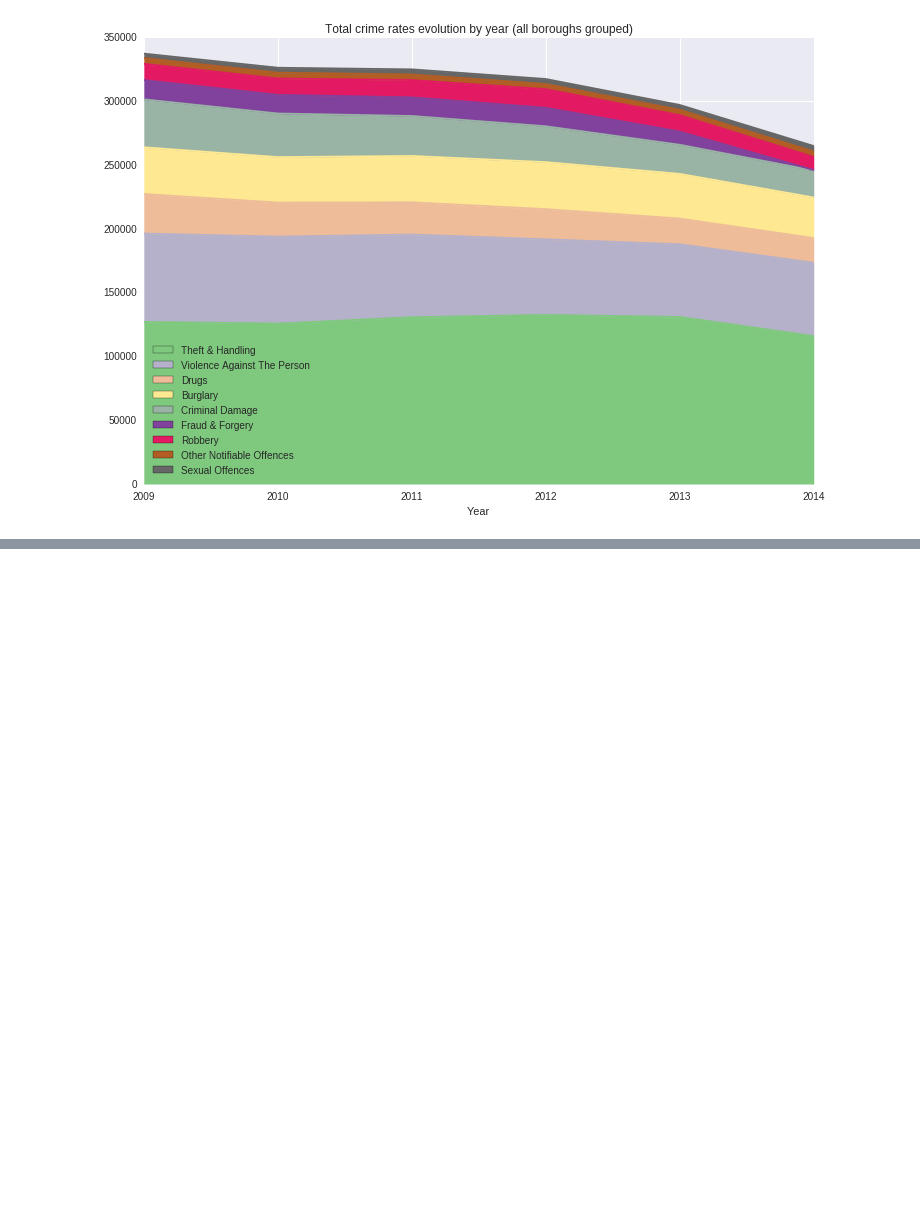
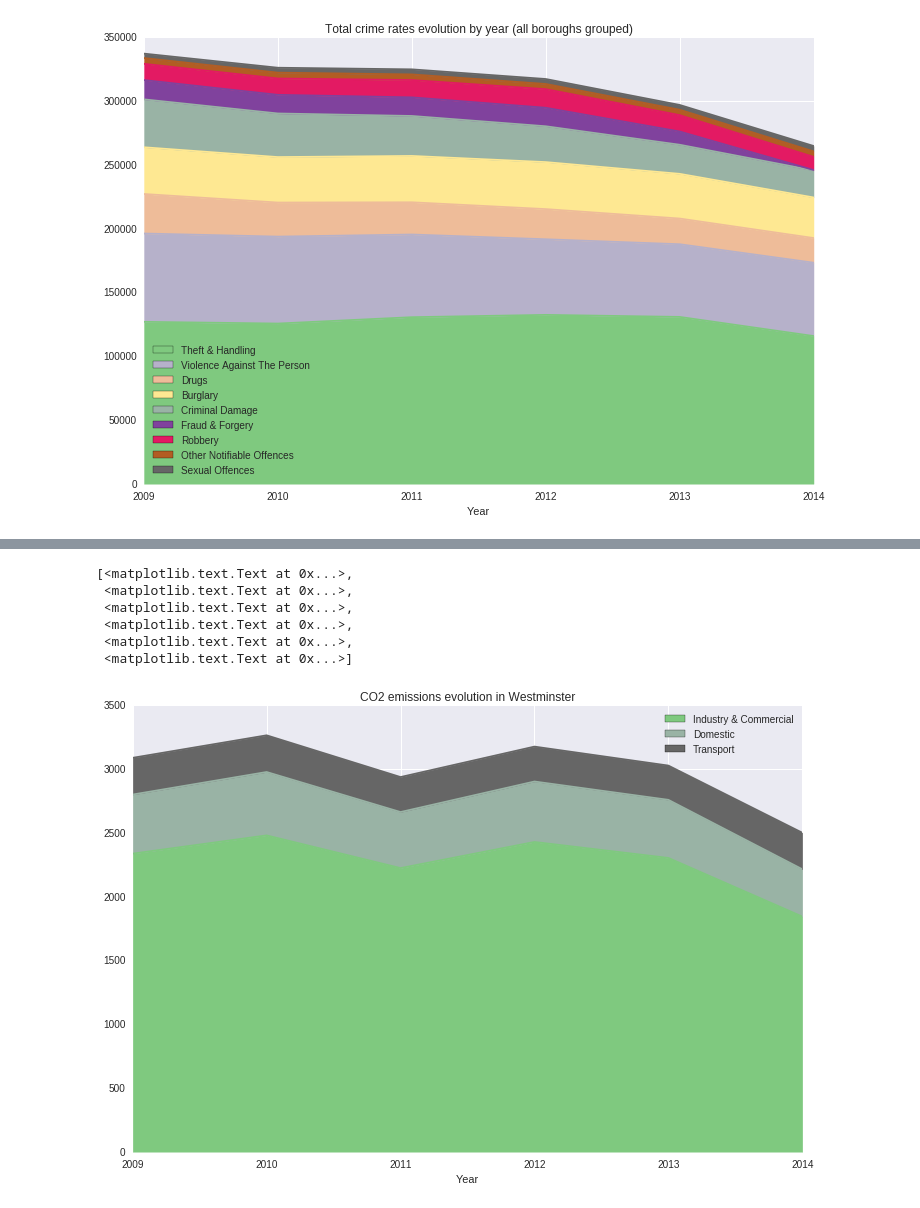
Before and after one commit to AdrianRamirezRio/crimeAnalysis, a Jupyter notebook: DataUnderstunding.ipynb, the cells around one changed output, grey strips where cells are left out. Saved outputs shown, nothing was run; the diff lists cells and outputs as text; code cells hidden in the pictures; blank space fills up the shorter version.

```diff
--- a/DataUnderstunding.ipynb
+++ b/DataUnderstunding.ipynb
@@ -167,0 +194,15 @@ ax.set_xticklabels(dfByYear.Year)
+# %%
+# Take CO2 emissions in Westminster - most criminal borough
+f, ax = plt.subplots(figsize=(12, 8))
+ax.set_title("CO2 emissions evolution in Westminster")
+dfWestminster[["Year", "Industry & Commercial", "Domestic", "Transport"]].plot(ax=ax, x="Year", kind="area",
+                                                                     colormap="Accent")
+ax.set_xticklabels(dfWestminster.Year)
+# %% [output]
+[<matplotlib.text.Text at 0x...>,
+ <matplotlib.text.Text at 0x...>,
+ <matplotlib.text.Text at 0x...>,
+ <matplotlib.text.Text at 0x...>,
+ <matplotlib.text.Text at 0x...>,
+ <matplotlib.text.Text at 0x...>]
+[figure, added]
```
Also changed, not shown: parts of 10 cells of this notebook, 1 other file.
